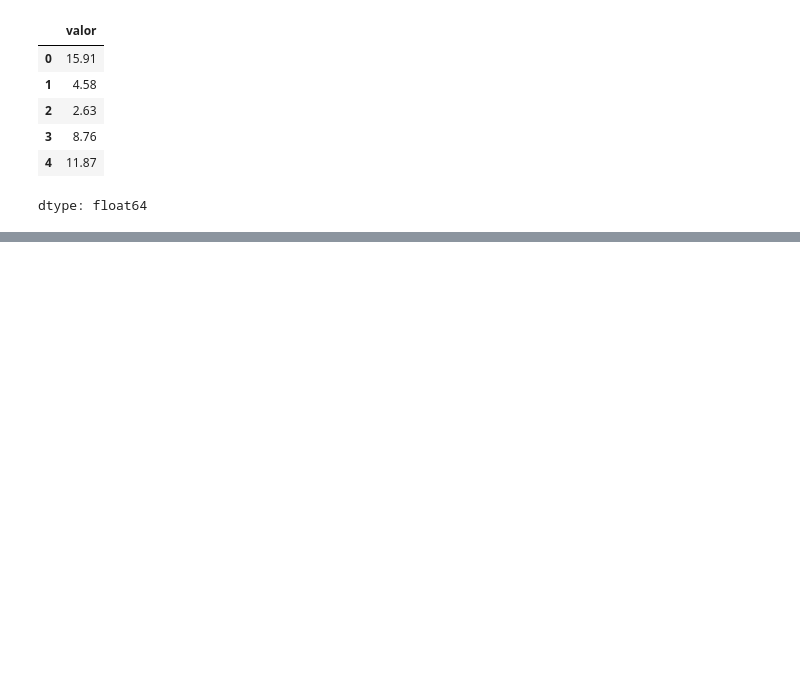
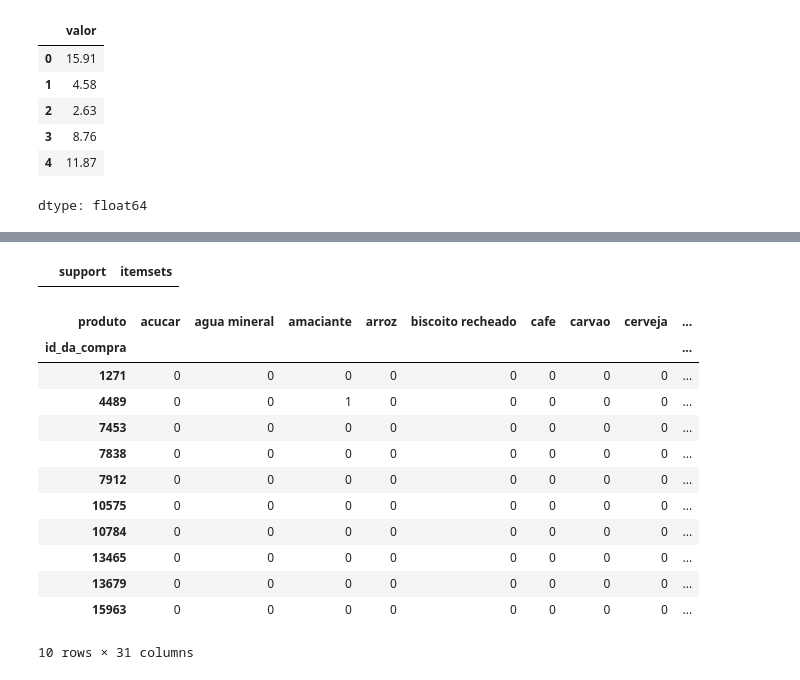
Before and after one commit to VitinDemarque/LimpezaDeDados, a Jupyter notebook: TrabalhoLimpeza.ipynb, the cells around one changed output, grey strips where cells are left out. Drawn from its saved outputs; the diff is of its cells as text; code cells hidden in the pictures; blank space fills up the shorter version.

```diff
--- a/TrabalhoLimpeza.ipynb
+++ b/TrabalhoLimpeza.ipynb
@@ -1202,0 +1272,3 @@ files.download('dados.csv')
+# %%
+df = pd.read_csv('dados (1).csv')
+df.head()
@@ -1202,0 +1282,4 @@ files.download('dados.csv')
+# %%
+basket = df.groupby(['id_da_compra', 'produto'])['produto'].count().unstack().reset_index().fillna(0).set_index('id_da_compra')
+# %%
+basket = basket.applymap(lambda x: 1 if x > 0 else 0)
@@ -1202,0 +1299,20 @@ files.download('dados.csv')
+# %%
+frequent_itemsets
+# %% [output]
+|  | support | itemsets |
+# %%
+basket.head(10)
+# %% [output]
+| produto | acucar | agua mineral | amaciante | arroz | biscoito recheado | cafe | carvao | cerveja | ... |
+| id_da_compra |  |  |  |  |  |  |  |  | ... |
+| 1271 | 0 | 0 | 0 | 0 | 0 | 0 | 0 | 0 | ... |
+| 4489 | 0 | 0 | 1 | 0 | 0 | 0 | 0 | 0 | ... |
+| 7453 | 0 | 0 | 0 | 0 | 0 | 0 | 0 | 0 | ... |
+| 7838 | 0 | 0 | 0 | 0 | 0 | 0 | 0 | 0 | ... |
+| 7912 | 0 | 0 | 0 | 0 | 0 | 0 | 0 | 0 | ... |
+| 10575 | 0 | 0 | 0 | 0 | 0 | 0 | 0 | 0 | ... |
+| 10784 | 0 | 0 | 0 | 0 | 0 | 0 | 0 | 0 | ... |
+| 13465 | 0 | 0 | 0 | 0 | 0 | 0 | 0 | 0 | ... |
+| 13679 | 0 | 0 | 0 | 0 | 0 | 0 | 0 | 0 | ... |
+| 15963 | 0 | 0 | 0 | 0 | 0 | 0 | 0 | 0 | ... |
+10 rows × 31 columns
```
Also changed, not shown: parts of 24 cells of this notebook.
